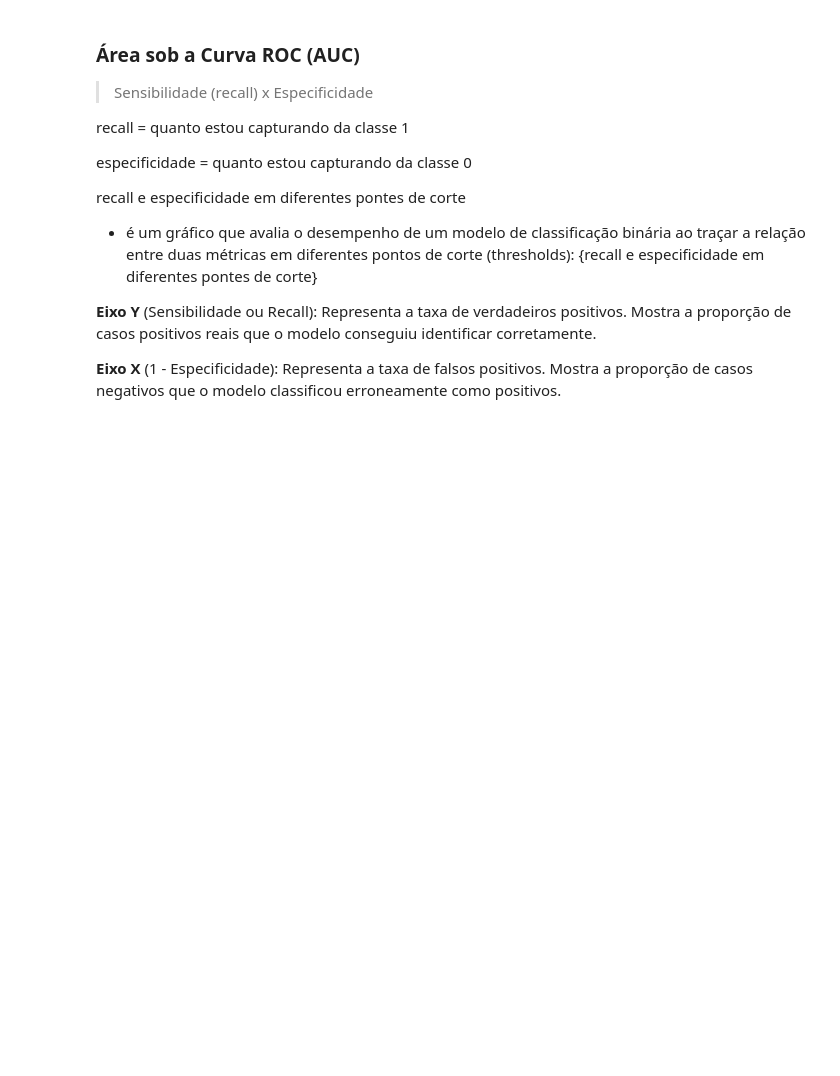
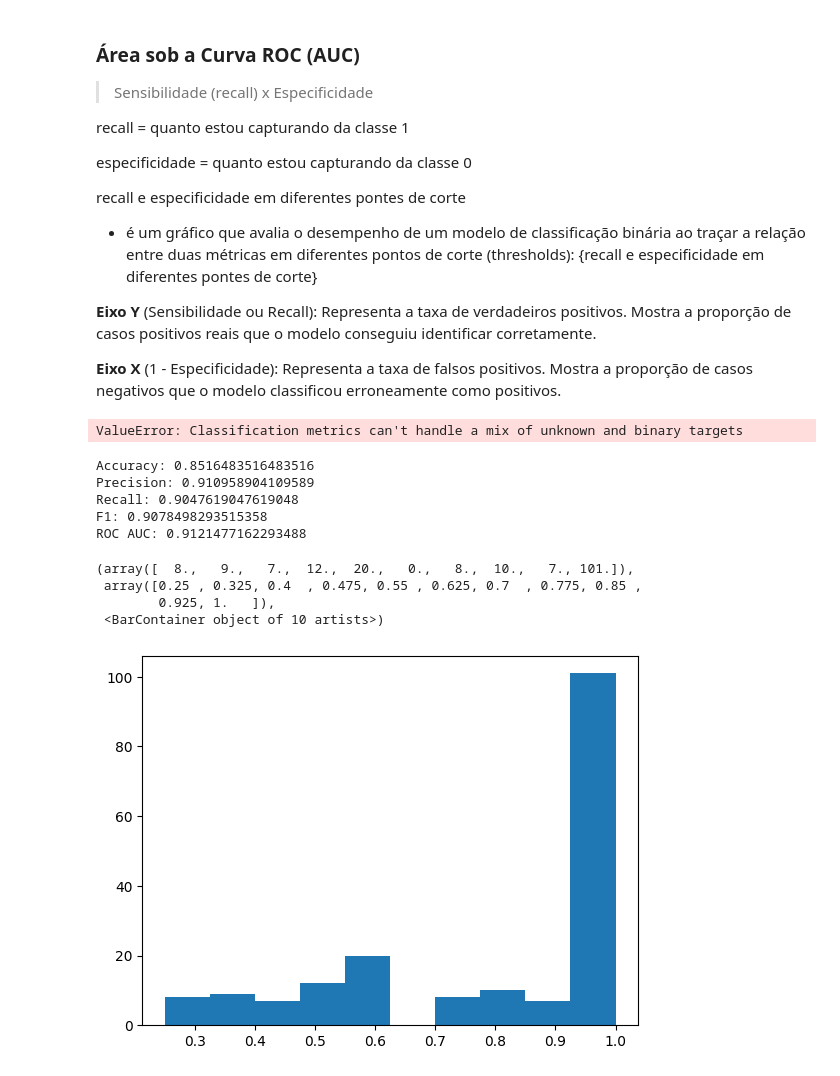
Before and after one commit to IvinaMoura/EntendendoAlgoritmos, a Jupyter notebook: metricas.ipynb, the cells around one changed output. Saved outputs shown, nothing was run; the diff lists cells and outputs as text; code cells hidden in the pictures; blank space fills up the shorter version.

Commit message:
att: finalização das metricas-faltou comparar com outros modelos

```diff
--- a/metricas.ipynb
+++ b/metricas.ipynb
@@ -86,7 +86,7 @@ print(arvore_predict)
  1 1 1 1 1 1 1 1 1 1 1 1 1 1 1 1 1 1 1 1 1 1 1 0 1 1 1 0 1 1 0 1 1 0 1 1 1
  1 1 1 1 1 1 1 1 1 1 1 1 1 1 1 1 0 1 0 0 1 1 1 1 1 1 1 0 0 1 0 0 0 1]
 # %%
-df_predict = df_analise[['pessoa feliz']]
+df_predict = df_analise[['pessoa feliz']].copy()
 df_predict['predict_arvore'] = arvore_predict
 
 
@@ -164,3 +169,40 @@ recall e especificidade em diferentes pontes de corte
 **Eixo Y** (Sensibilidade ou Recall): Representa a taxa de verdadeiros positivos. Mostra a proporção de casos positivos reais que o modelo conseguiu identificar corretamente.
 
 **Eixo X** (1 - Especificidade): Representa a taxa de falsos positivos. Mostra a proporção de casos negativos que o modelo classificou erroneamente como positivos.
+# %%
+from sklearn import metrics
+
+#acc_arvore = metrics.accuracy_score(df_predict['pessoa feliz'], df_predict['predict_arvore'])
+#print(acc_arvore)
+precisao_arvore = metrics.precision_score(df_predict['pessoa feliz'], df_predict['predict_arvore'])
+recall_arvore = metrics.recall_score(df_predict['pessoa feliz'], df_predict['predict_arvore'])
+roc = metrics.roc_curve(df_predict['pessoa feliz'], df_predict['proba_arvore'])
+# %% [output]
+ValueError: Classification metrics can't handle a mix of unknown and binary targets
+# %%
+from sklearn import metrics
+
+y_true = df_predict['pessoa feliz'].astype(int)
+y_pred = df_predict['predict_arvore'].astype(int)
+y_prob = df_predict['proba_arvore']
+
+print("Accuracy:", metrics.accuracy_score(y_true, y_pred))
+print("Precision:", metrics.precision_score(y_true, y_pred))
+print("Recall:", metrics.recall_score(y_true, y_pred))
+print("F1:", metrics.f1_score(y_true, y_pred))
+print("ROC AUC:", metrics.roc_auc_score(y_true, y_prob))
+# %% [output]
+Accuracy: 0.8516483516483516
+Precision: 0.910958904109589
+Recall: 0.9047619047619048
+F1: 0.9078498293515358
+ROC AUC: 0.9121477162293488
+# %%
+import matplotlib.pyplot as plt
+plt.hist(df_predict['proba_arvore'])
+# %% [output]
+(array([  8.,   9.,   7.,  12.,  20.,   0.,   8.,  10.,   7., 101.]),
+ array([0.25 , 0.325, 0.4  , 0.475, 0.55 , 0.625, 0.7  , 0.775, 0.85 ,
+        0.925, 1.   ]),
+ <BarContainer object of 10 artists>)
+[figure, added]
```
Also changed, not shown: parts of 1 cell of this notebook.
